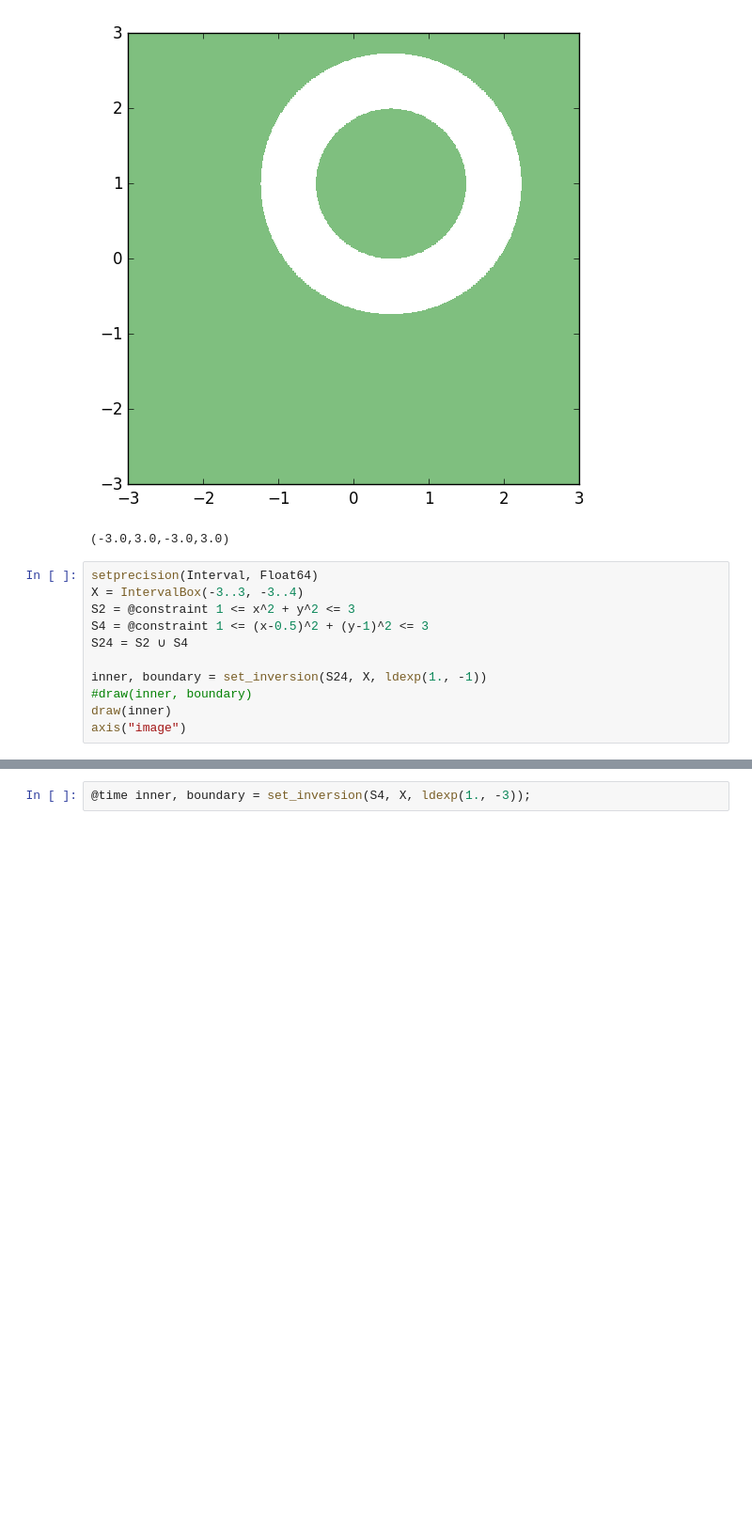
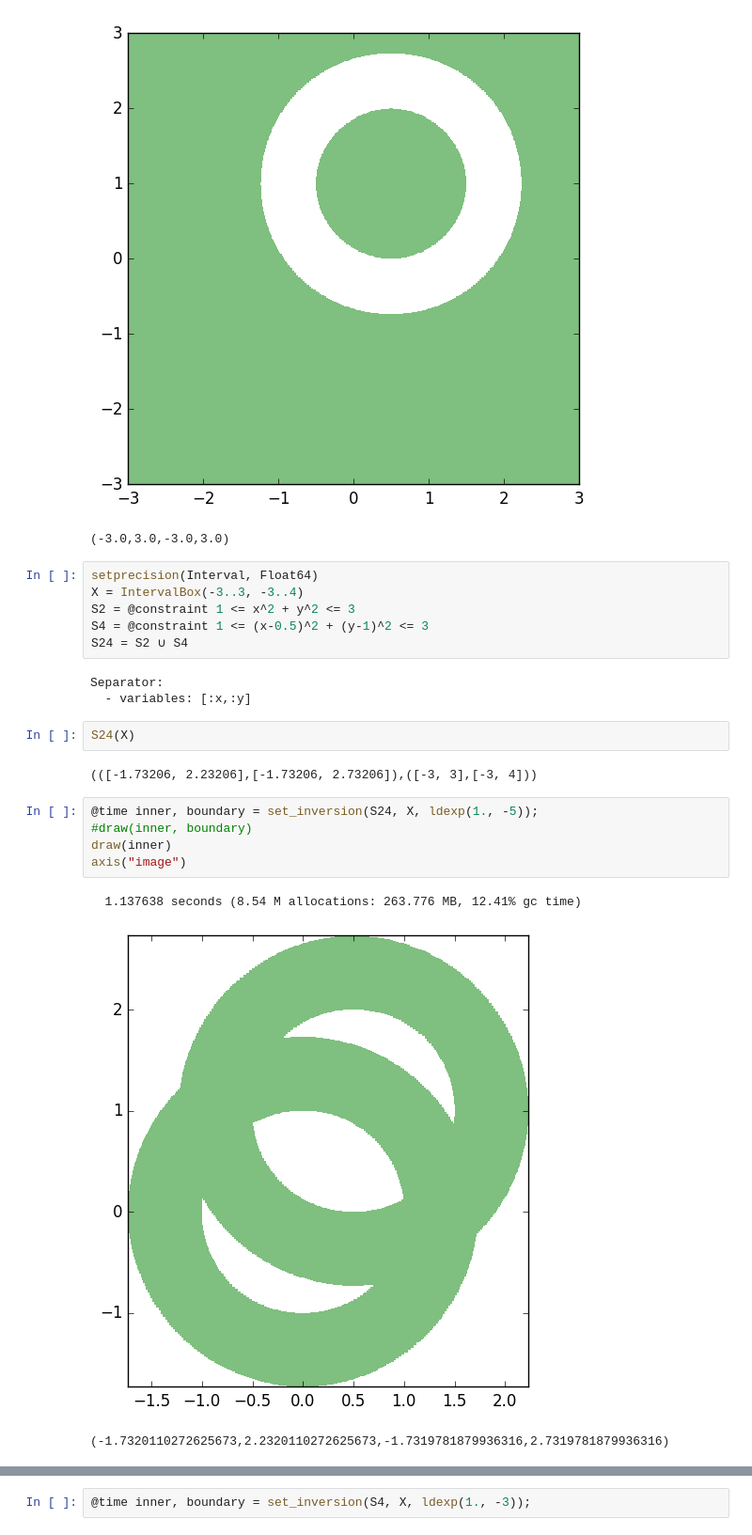
Before and after one commit to JuliaIntervals/IntervalConstraintProgramming.jl, a Jupyter notebook: examples/Set inversion with separators examples.ipynb, the cells around one changed output, grey strips where cells are left out. Shown at 94% size. Cells and saved outputs as stored; diff of their text form; blank space fills up the shorter version.

Commit message:
Progress towards intersection with different variables

```diff
--- a/examples/Set inversion with separators examples.ipynb
+++ b/examples/Set inversion with separators examples.ipynb
@@ -156,11 +154,22 @@ X = IntervalBox(-3..3, -3..4)
 S2 = @constraint 1 <= x^2 + y^2 <= 3
 S4 = @constraint 1 <= (x-0.5)^2 + (y-1)^2 <= 3
 S24 = S2 ∪ S4
-
-inner, boundary = set_inversion(S24, X, ldexp(1., -1))
-#draw(inner, boundary)
-draw(inner)
-axis("image")
+# %% [output]
+Separator:
+  - variables: [:x,:y]
+# %%
+S24(X)
+# %% [output]
+(([-1.73206, 2.23206],[-1.73206, 2.73206]),([-3, 3],[-3, 4]))
+# %%
+@time inner, boundary = set_inversion(S24, X, ldexp(1., -5));
+#draw(inner, boundary)
+draw(inner)
+axis("image")
+# %% [output]
+  1.137638 seconds (8.54 M allocations: 263.776 MB, 12.41% gc time)
+[figure, added]
+(-1.7320110272625673,2.2320110272625673,-1.7319781879936316,2.7319781879936316)
 # %%
 X = IntervalBox(-100..100, -100..100)
 S4 = @constraint 1 <= (x-0.5)^2 + (y-1)^2 <= 3
```
Also changed, not shown: parts of 9 cells of this notebook, 1 other file.
